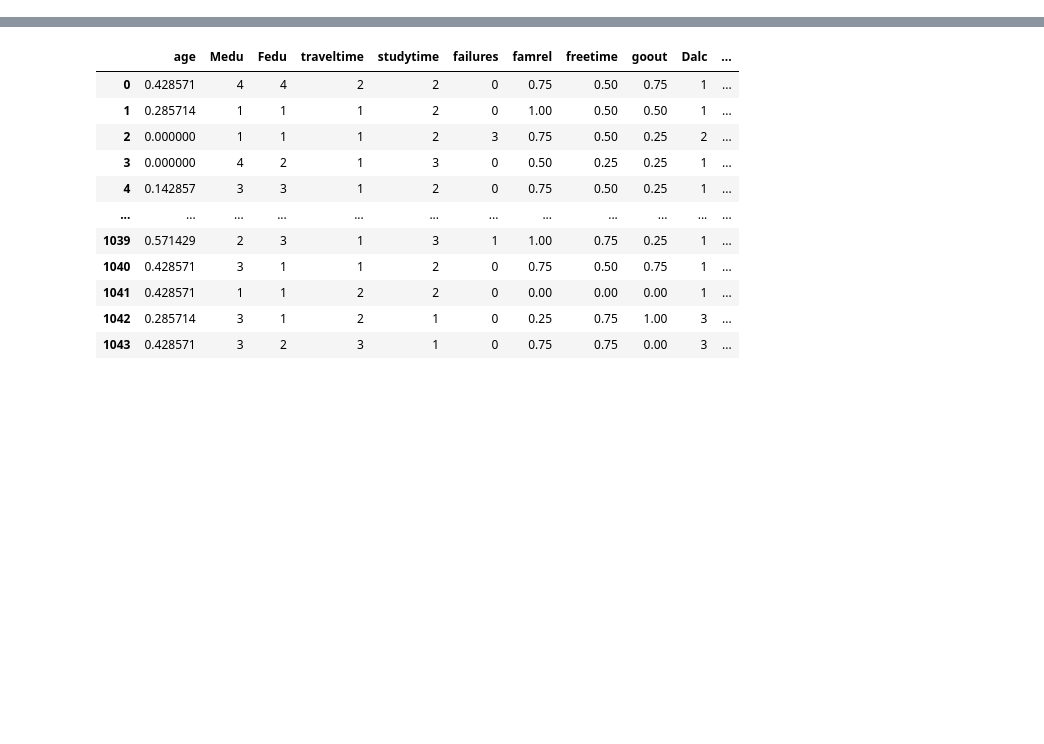
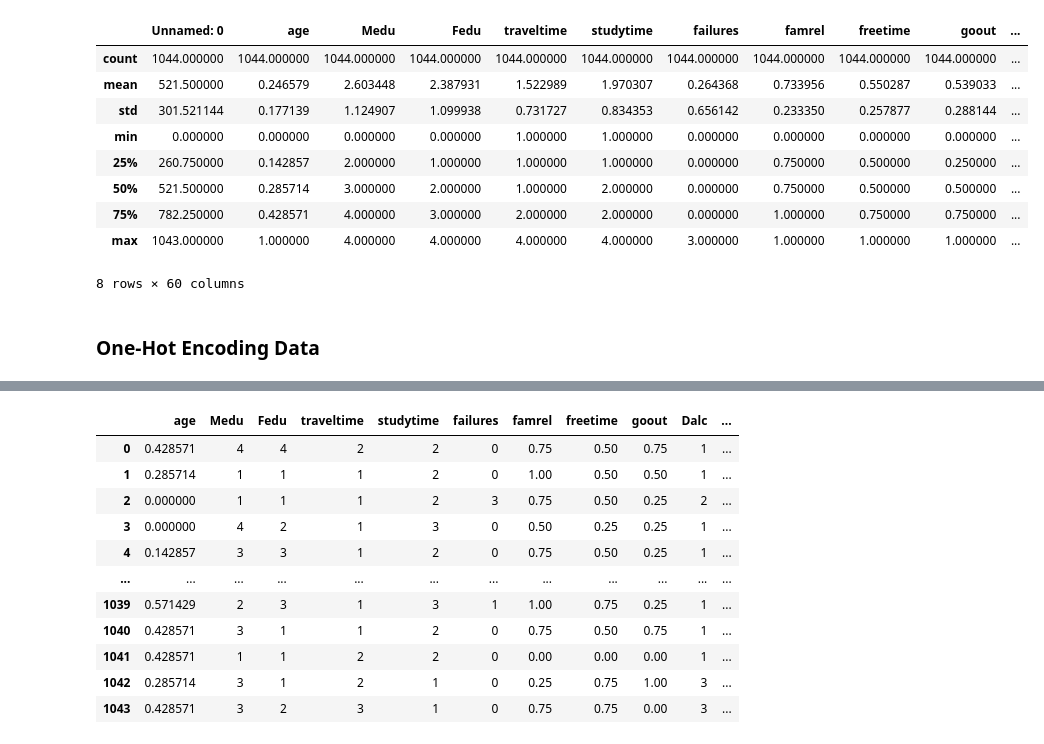
Before and after one commit to razatsutradhar/DS_exam_evaluation, a Jupyter notebook: data/final project data.ipynb, the cells around one changed output, grey strips where cells are left out. Drawn from its saved outputs; the diff is of its cells as text; code cells hidden in the pictures; blank space fills up the shorter version.

```diff
--- a/data/final project data.ipynb
+++ b/data/final project data.ipynb
@@ -23,3 +34,16 @@ memory usage: 24.6 KB
+# %%
+df.describe()
+# %% [output]
+|  | Unnamed: 0 | age | Medu | Fedu | traveltime | studytime | failures | famrel | freetime | goout | ... |
+| count | 1044.000000 | 1044.000000 | 1044.000000 | 1044.000000 | 1044.000000 | 1044.000000 | 1044.000000 | 1044.000000 | 1044.000000 | 1044.000000 | ... |
+| mean | 521.500000 | 0.246579 | 2.603448 | 2.387931 | 1.522989 | 1.970307 | 0.264368 | 0.733956 | 0.550287 | 0.539033 | ... |
+| std | 301.521144 | 0.177139 | 1.124907 | 1.099938 | 0.731727 | 0.834353 | 0.656142 | 0.233350 | 0.257877 | 0.288144 | ... |
+| min | 0.000000 | 0.000000 | 0.000000 | 0.000000 | 1.000000 | 1.000000 | 0.000000 | 0.000000 | 0.000000 | 0.000000 | ... |
+| 25% | 260.750000 | 0.142857 | 2.000000 | 1.000000 | 1.000000 | 1.000000 | 0.000000 | 0.750000 | 0.500000 | 0.250000 | ... |
+| 50% | 521.500000 | 0.285714 | 3.000000 | 2.000000 | 1.000000 | 2.000000 | 0.000000 | 0.750000 | 0.500000 | 0.500000 | ... |
+| 75% | 782.250000 | 0.428571 | 4.000000 | 3.000000 | 2.000000 | 2.000000 | 0.000000 | 1.000000 | 0.750000 | 0.750000 | ... |
+| max | 1043.000000 | 1.000000 | 4.000000 | 4.000000 | 4.000000 | 4.000000 | 3.000000 | 1.000000 | 1.000000 | 1.000000 | ... |
+8 rows × 60 columns
 # %%
 # headers of features
 
@@ -35,6 +59,8 @@ memory usage: 24.6 KB
 
 # drop ID
 #df = df.iloc[: , 1:]
+# %% [markdown]
+### One-Hot Encoding Data
 # %%
 # one-hot encoded data: gender, ethnicity, education, lunch
 
```
Also changed, not shown: parts of 10 cells of this notebook.
